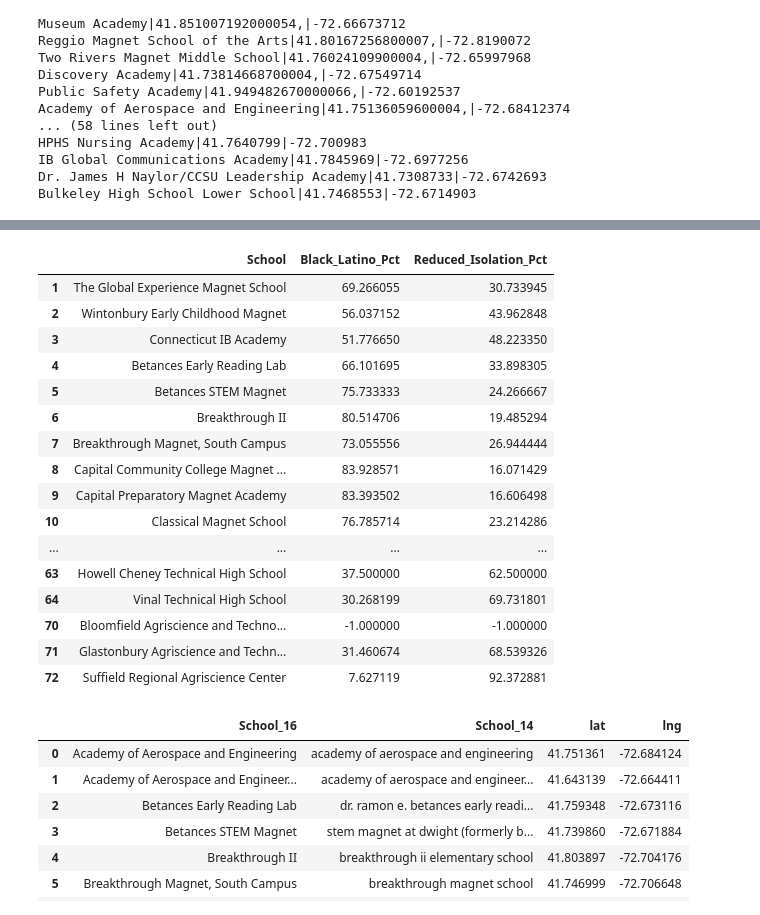
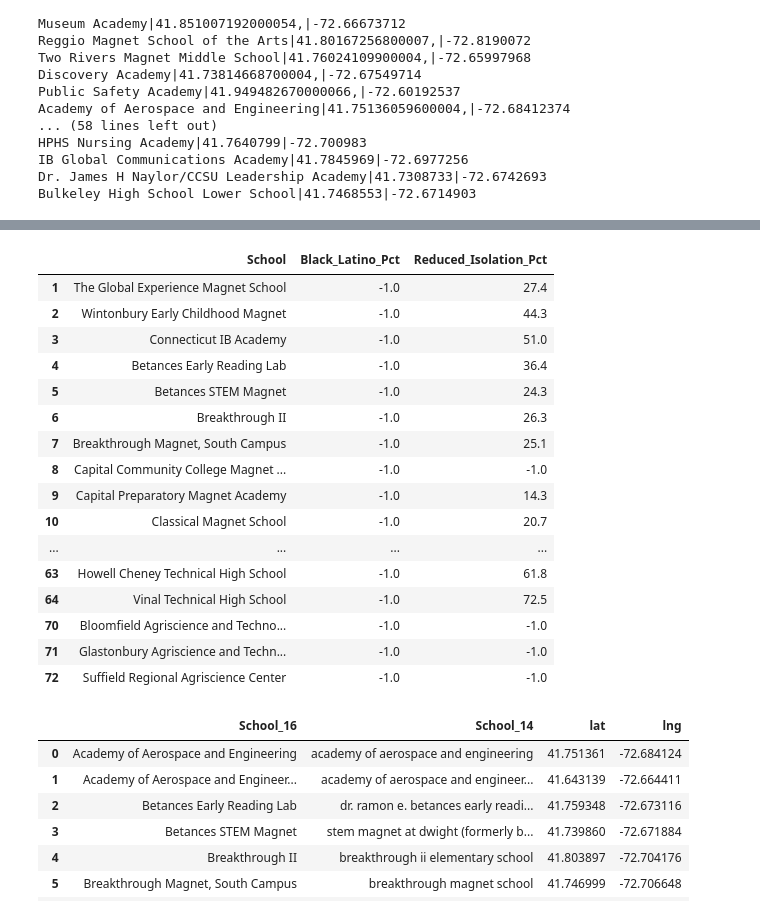
Before and after one commit to jakekara/sheff-data, a Jupyter notebook: Restructure of 2018 data.ipynb, the cells around one changed output, grey strips where cells are left out. Cells and saved outputs as stored; diff of their text form; code cells hidden in the pictures.

```diff
--- a/Untitled.ipynb
+++ b/Restructure of 2018 data.ipynb
@@ -47,0 +25,11 @@ deseg_15
+# %%
+# so, I have the data in a slightly different format this year. of course.
+# so, I'm going to have to use this space to get it into a compatible format before moving on
+
+#deseg_15 = pd.read_excel("data/Sheff Performance Calculation 2016-17.xlsx",
+#                        skiprows=4,sheetname=2)
+#deseg_15
+
+deseg_15 = pd.read_excel("data/Sheff lottery.xlsx",
+                       skiprows=2,sheetname='Sheet1')
+deseg_15
@@ -58,28 +75,28 @@ Index([          u'Unnamed: 0',           u'Unnamed: 1',
       dtype='object')
 # %%
-new_data = deseg_15[["Unnamed: 1", "% Black/ Latino", "% Reduced- Isolation"]].fillna(-1)
+new_data = deseg_15[["Unnamed: 1", "% Black/ Latino.1", "% Reduced- Isolation.1"]].fillna(-1)
 new_data.columns = "School","Black_Latino_Pct","Reduced_Isolation_Pct"
 new_data = new_data[new_data["School"]!=-1]
 new_data["School"] = new_data.apply(lambda x: x["School"].replace("*",""), axis=1)
 new_data
 # %% [output]
 |  | School | Black_Latino_Pct | Reduced_Isolation_Pct |
-| 1 | The Global Experience Magnet School | 69.266055 | 30.733945 |
-| 2 | Wintonbury Early Childhood Magnet | 56.037152 | 43.962848 |
-| 3 | Connecticut IB Academy | 51.776650 | 48.223350 |
-| 4 | Betances Early Reading Lab | 66.101695 | 33.898305 |
-| 5 | Betances STEM Magnet | 75.733333 | 24.266667 |
-| 6 | Breakthrough II | 80.514706 | 19.485294 |
-| 7 | Breakthrough Magnet, South Campus | 73.055556 | 26.944444 |
-| 8 | Capital Community College Magnet ... | 83.928571 | 16.071429 |
-| 9 | Capital Preparatory Magnet Academy | 83.393502 | 16.606498 |
-| 10 | Classical Magnet School | 76.785714 | 23.214286 |
+| 1 | The Global Experience Magnet School | -1.0 | 27.4 |
+| 2 | Wintonbury Early Childhood Magnet | -1.0 | 44.3 |
+| 3 | Connecticut IB Academy | -1.0 | 51.0 |
+| 4 | Betances Early Reading Lab | -1.0 | 36.4 |
+| 5 | Betances STEM Magnet | -1.0 | 24.3 |
+| 6 | Breakthrough II | -1.0 | 26.3 |
+| 7 | Breakthrough Magnet, South Campus | -1.0 | 25.1 |
+| 8 | Capital Community College Magnet ... | -1.0 | -1.0 |
+| 9 | Capital Preparatory Magnet Academy | -1.0 | 14.3 |
+| 10 | Classical Magnet School | -1.0 | 20.7 |
 | ... | ... | ... | ... |
-| 63 | Howell Cheney Technical High School | 37.500000 | 62.500000 |
-| 64 | Vinal Technical High School | 30.268199 | 69.731801 |
-| 70 | Bloomfield Agriscience and Techno... | -1.000000 | -1.000000 |
-| 71 | Glastonbury Agriscience and Techn... | 31.460674 | 68.539326 |
-| 72 | Suffield Regional Agriscience Center | 7.627119 | 92.372881 |
+| 63 | Howell Cheney Technical High School | -1.0 | 61.8 |
+| 64 | Vinal Technical High School | -1.0 | 72.5 |
+| 70 | Bloomfield Agriscience and Techno... | -1.0 | -1.0 |
+| 71 | Glastonbury Agriscience and Techn... | -1.0 | -1.0 |
+| 72 | Suffield Regional Agriscience Center | -1.0 | -1.0 |
 # %%
 names = pd.read_csv("data/name_replace.csv")
 names["School_16"] = names["School_16"].str.replace("*","")
```
Also changed, not shown: parts of 6 cells of this notebook, 2 other files.
